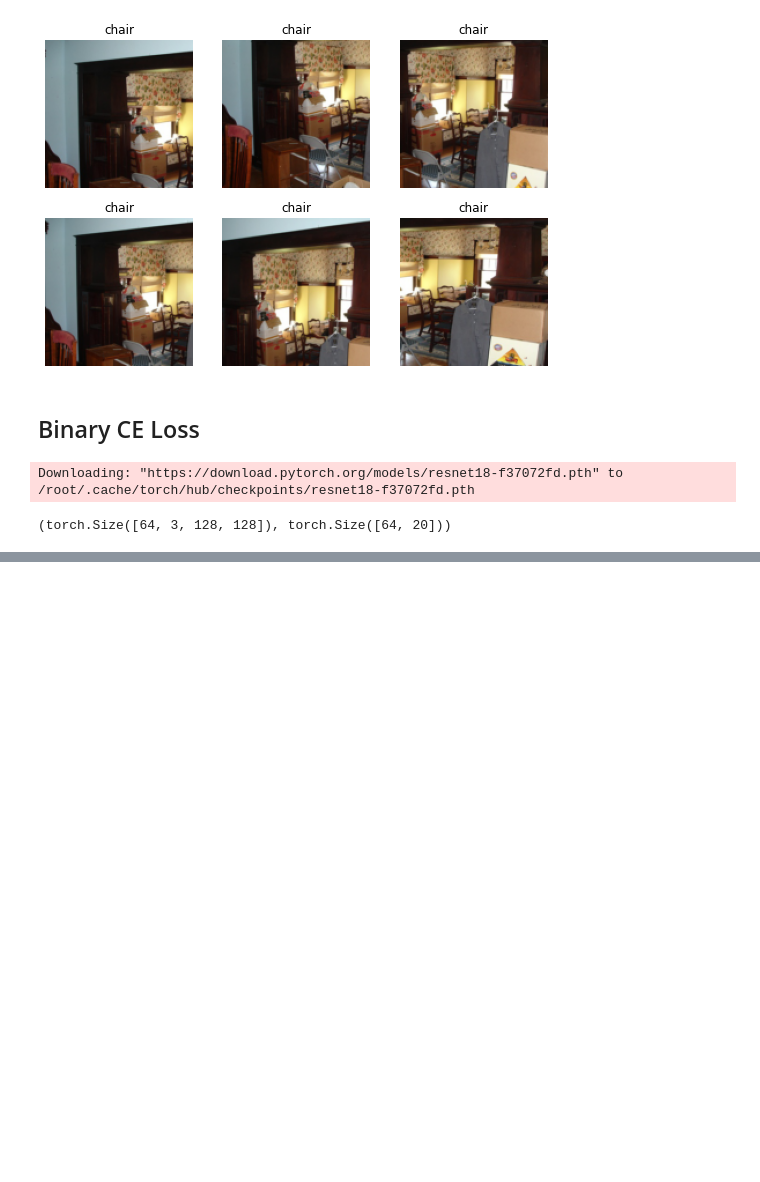
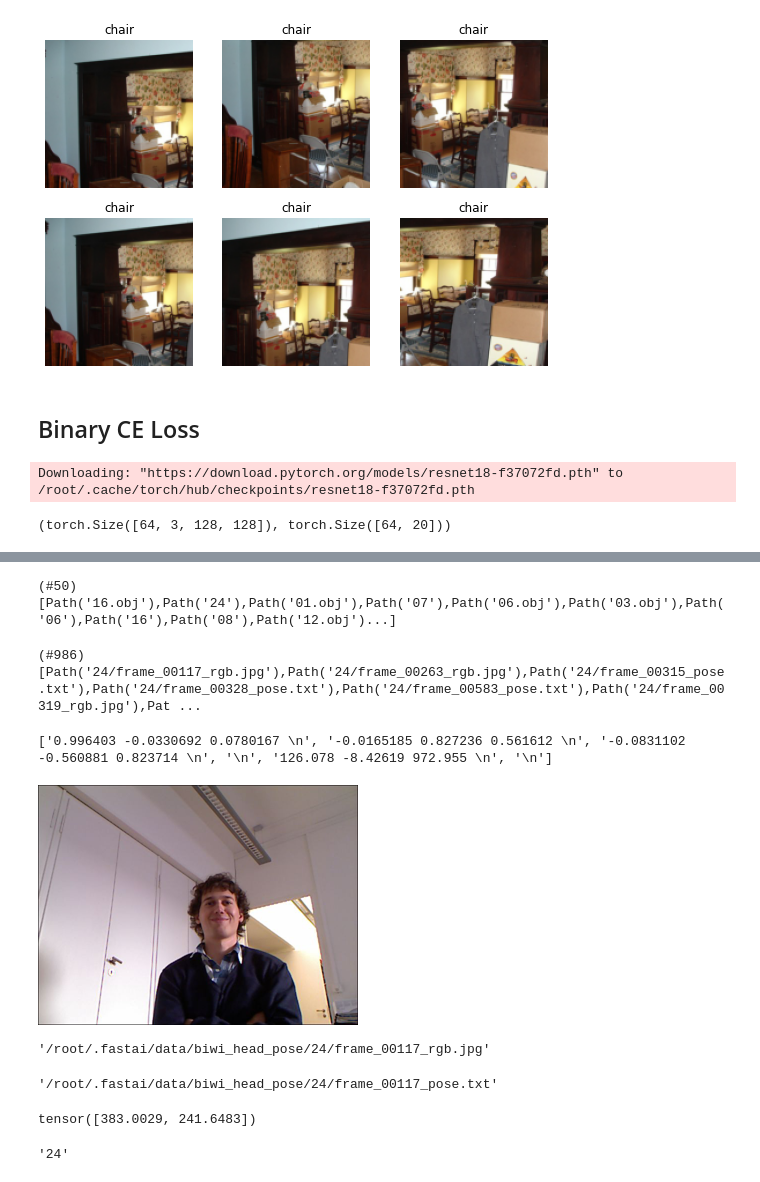
Before and after one commit to Nick-palmar/fast_book, a Jupyter notebook: 06_other_cv_redos.ipynb, the cells around one changed output, grey strips where cells are left out. Drawn from its saved outputs; the diff is of its cells as text; code cells hidden in the pictures; blank space fills up the shorter version.

```diff
--- a/06_other_cv_redos.ipynb
+++ b/06_other_cv_redos.ipynb
@@ -140,0 +152,2 @@ plt.plot(poss_thresh, accs)
+# %%
+path = untar_data(URLs.BIWI_HEAD_POSE)
@@ -140,0 +158,50 @@ plt.plot(poss_thresh, accs)
+# %%
+# look inside the path to see how the data is structured
+path.ls()
+# %% [output]
+(#50) [Path('16.obj'),Path('24'),Path('01.obj'),Path('07'),Path('06.obj'),Path('03.obj'),Path('06'),Path('16'),Path('08'),Path('12.obj')...]
+# %%
+(path/'24').ls()
+# %% [output]
+(#986) [Path('24/frame_00117_rgb.jpg'),Path('24/frame_00263_rgb.jpg'),Path('24/frame_00315_pose.txt'),Path('24/frame_00328_pose.txt'),Path('24/frame_00583_pose.txt'),Path('24/frame_00319_rgb.jpg'),Pat ...
+# %%
+file_1 = open(path/'24'/'frame_00315_pose.txt', 'r')
+# while file_1.newlines():
+print(file_1.readlines())
+# %% [output]
+['0.996403 -0.0330692 0.0780167 \n', '-0.0165185 0.827236 0.561612 \n', '-0.0831102 -0.560881 0.823714 \n', '\n', '126.078 -8.42619 972.955 \n', '\n']
+# %%
+# get the image files
+im_files = get_image_files(path)
+im = PILImage.create(im_files[0])
+im.to_thumb(320)
+# %% [output]
+[figure, added]
+# %%
+str(im_files[0])
+# %% [output]
+'/root/.fastai/data/biwi_head_pose/24/frame_00117_rgb.jpg'
+# %%
+def img_to_pose(im):
+  base_str = " ".join(re.findall(r'(.+_\d+_)rgb\.jpg$', str(im)))
+  return base_str + "pose.txt"
+
+img_to_pose(im_files[0])
+# %% [output]
+'/root/.fastai/data/biwi_head_pose/24/frame_00117_pose.txt'
+# %%
+# use a premade method to get the centre of the image
+cal = np.genfromtxt(path/'01'/'rgb.cal', skip_footer=6)
+def get_ctr(f):
+    ctr = np.genfromtxt(img_to_pose(f), skip_header=3)
+    c1 = ctr[0] * cal[0][0]/ctr[2] + cal[0][2]
+    c2 = ctr[1] * cal[1][1]/ctr[2] + cal[1][2]
+    return tensor([c1,c2])
+
+get_ctr(im_files[0])
+# %% [output]
+tensor([383.0029, 241.6483])
+# %%
+im_files[0].parent.name
+# %% [output]
+'24'
```
Also changed, not shown: parts of 18 cells of this notebook.
